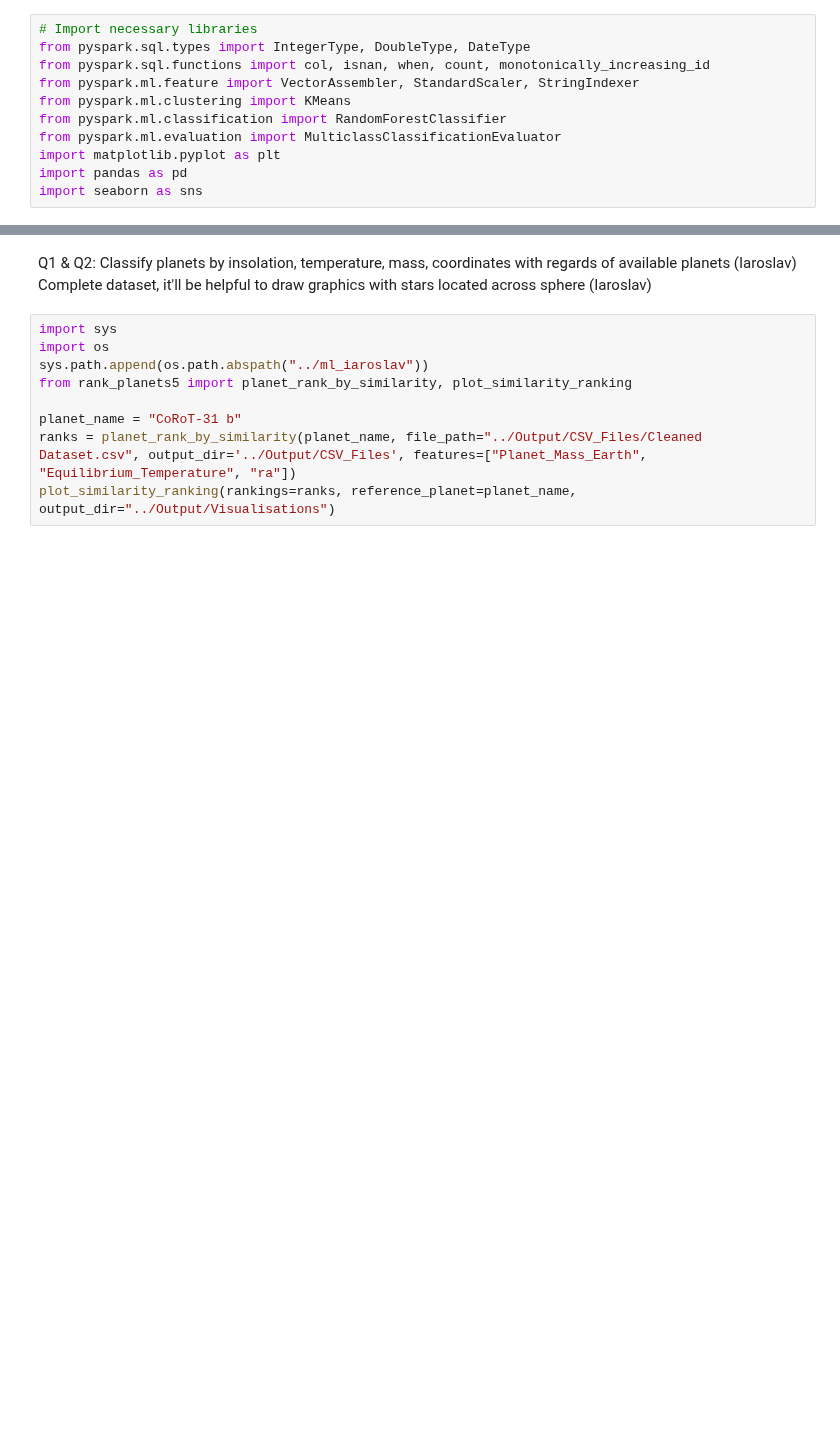
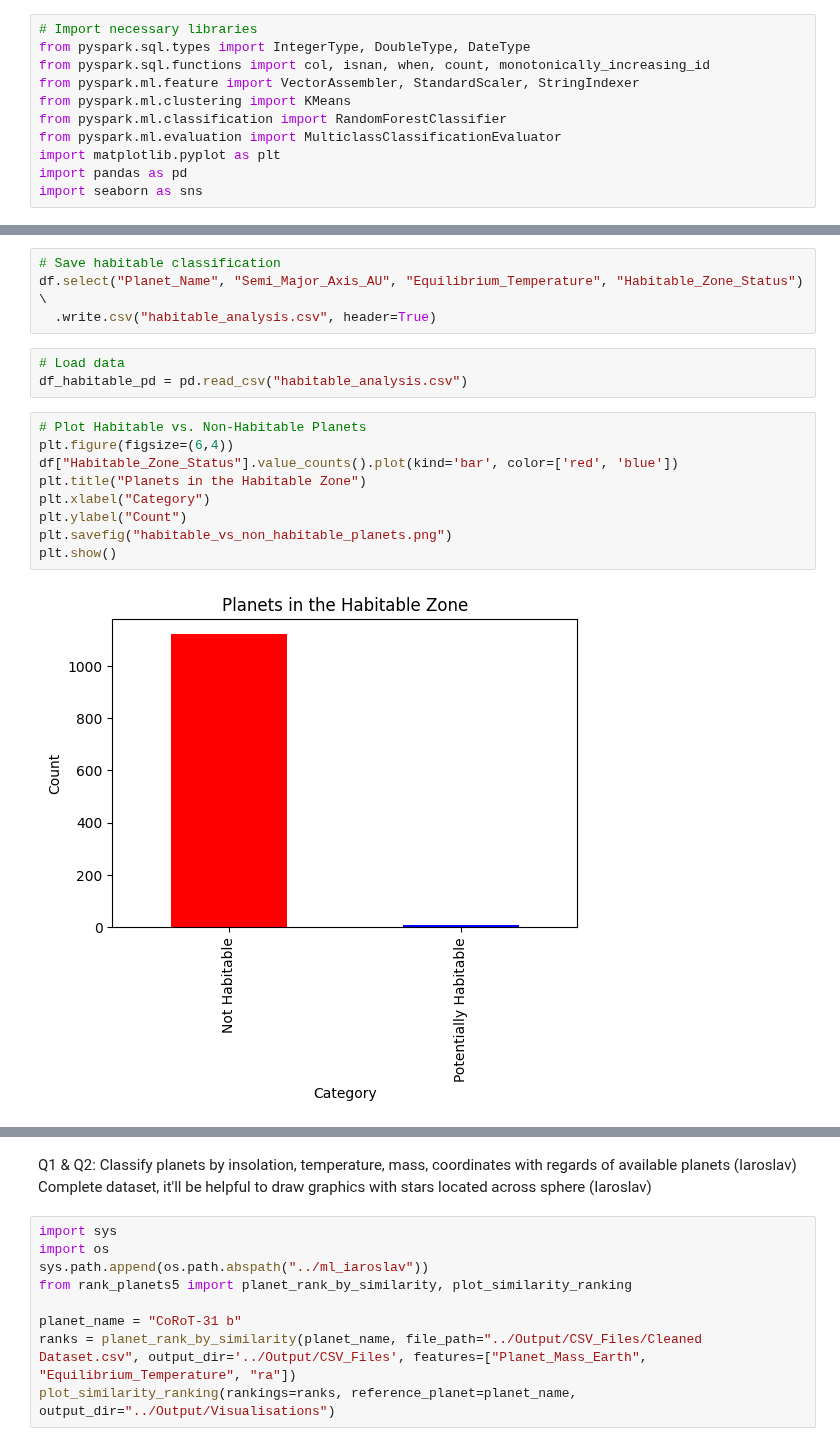
Before and after one commit to PatZ2346/ExoPlanet-Prediction, a Jupyter notebook: Exopredict-Data Analysis Questions/ExoPredict_Data_Analysis.ipynb, the cells around one changed output, grey strips where cells are left out. Saved outputs shown, nothing was run; the diff lists cells and outputs as text; blank space fills up the shorter version.

```diff
--- a/Exopredict-Data Analysis Questions/ExoPredict_Data_Analysis.ipynb
+++ b/Exopredict-Data Analysis Questions/ExoPredict_Data_Analysis.ipynb
@@ -83,3 +94,21 @@ df_habitable_pd.to_csv("habitability_analysis.csv", index=False)
+# %%
+# Save habitable classification
+df.select("Planet_Name", "Semi_Major_Axis_AU", "Equilibrium_Temperature", "Habitable_Zone_Status") \
+  .write.csv("habitable_analysis.csv", header=True)
+# %%
+# Load data
+df_habitable_pd = pd.read_csv("habitable_analysis.csv")
+# %%
+# Plot Habitable vs. Non-Habitable Planets
+plt.figure(figsize=(6,4))
+df["Habitable_Zone_Status"].value_counts().plot(kind='bar', color=['red', 'blue'])
+plt.title("Planets in the Habitable Zone")
+plt.xlabel("Category")
+plt.ylabel("Count")
+plt.savefig("habitable_vs_non_habitable_planets.png")
+plt.show()
+# %% [output]
+[figure, added]
 # %%
 # Check and update the datatype for SQL Loading process
 df_habitable_pd.dtypes
```
Also changed, not shown: parts of 11 cells of this notebook, 15 other files.
